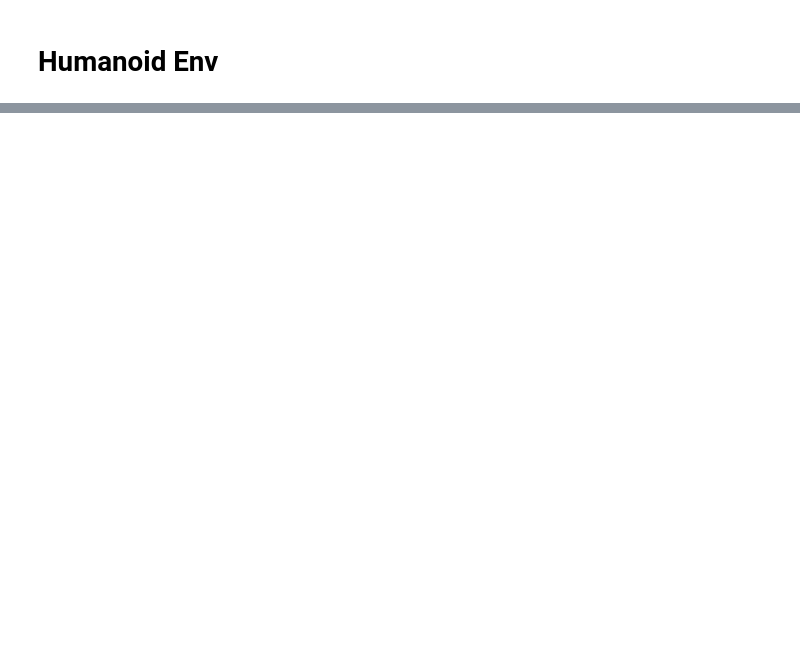
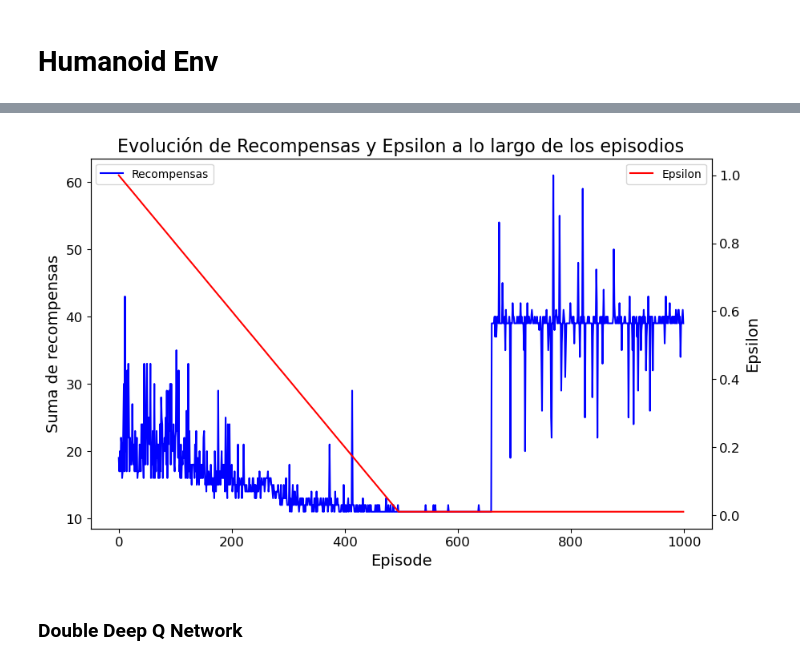
Before and after one commit to juanls1/ML2_Trabajos, a Jupyter notebook: 3rd project/src/humanoid.ipynb, the cells around one changed output, grey strips where cells are left out. Drawn from its saved outputs; the diff is of its cells as text; code cells hidden in the pictures; blank space fills up the shorter version.

```diff
--- a/3rd project/src/humanoid.ipynb
+++ b/3rd project/src/humanoid.ipynb
@@ -114,0 +201,23 @@ IndexError: index 1485138634596624568 is out of bounds for axis 0 with size 376
+# %%
+import matplotlib.pyplot as plt
+
+epsilons = [max(1 - episode / 500, 0.01) for episode in range(n_episodes)]
+
+plt.figure(figsize=(10, 6))
+
+# Plot de las recompensas
+plt.plot(rewards, label="Recompensas", color='blue')
+plt.xlabel("Episode", fontsize=14)
+plt.ylabel("Suma de recompensas", fontsize=14)
+plt.legend(loc='upper left')
+
+# Crear un eje secundario para el valor de epsilon
+ax = plt.gca().twinx()
+ax.plot(epsilons, label="Epsilon", color='red')
+ax.set_ylabel("Epsilon", fontsize=14)
+ax.legend(loc='upper right')
+
+plt.title("Evolución de Recompensas y Epsilon a lo largo de los episodios", fontsize=16)
+plt.show()
+# %% [output]
+[figure, added]
@@ -114,0 +268,2 @@ IndexError: index 1485138634596624568 is out of bounds for axis 0 with size 376
+# %% [markdown]
+### Double Deep Q Network
```
Also changed, not shown: parts of 26 cells of this notebook.
